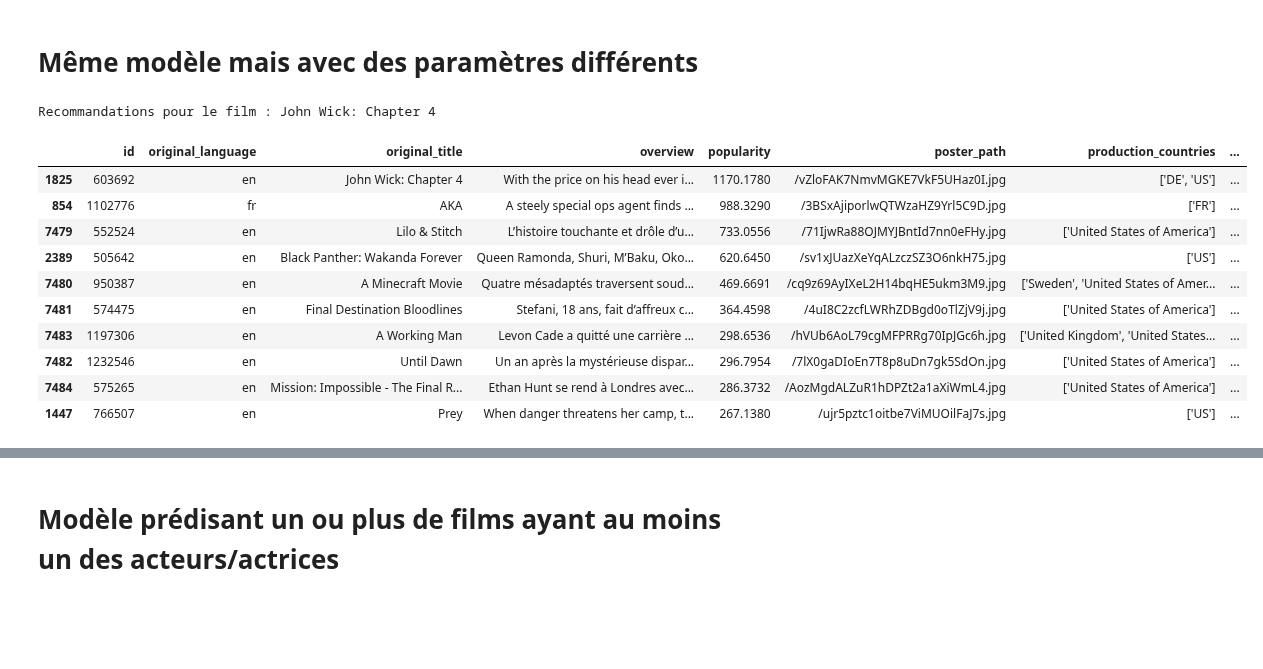
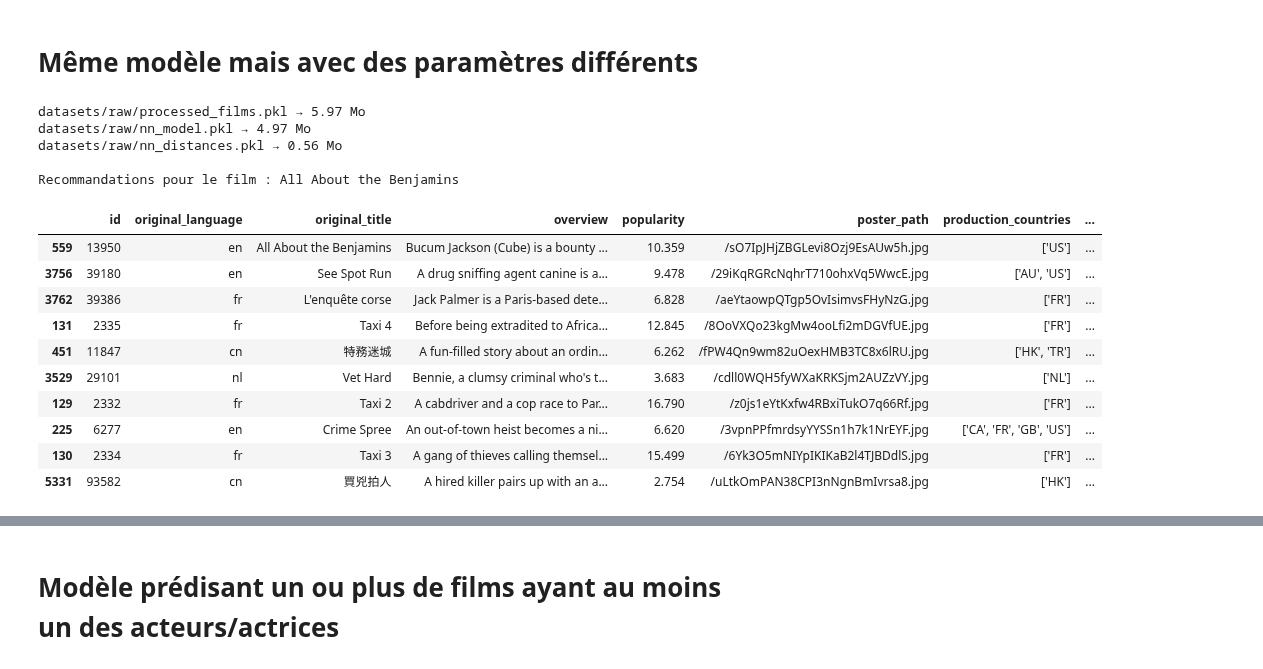
Before and after one commit to jbhdev/data-films, a Jupyter notebook: Merged_movies.ipynb, the cells around one changed output, grey strips where cells are left out. Drawn from its saved outputs; the diff is of its cells as text; code cells hidden in the pictures; blank space fills up the shorter version.

```diff
--- a/Merged_movies.ipynb
+++ b/Merged_movies.ipynb
@@ -314,3 +521,23 @@ films.loc[mask, "poster_path"] = films.loc[mask, "id"].apply(get_poster_path)
+# %%
+import requests
+
+url = "https://api.themoviedb.org/3/movie/559/credits?language=en-US"
+
+headers = {
+    "accept": "application/json",
+    "Authorization": "Bearer eyJhbGciOiJIUzI1NiJ9.eyJhdWQiOiIzZDc5ZDM4YzUwYjE1NGM2NDY4Zjk2MDM3NjQ1NjM1ZSIsIm5iZiI6MTc0Nzc1MDY5MS4yNDE5OTk5LCJzdWIiOiI2ODJjOGYyM2Y3YmYyZTA5ZGVmNTYxZGUiLCJzY29wZXMiOlsiYXBpX3JlYWQiXSwidmVyc2lvbiI6MX0.w5Ak9F67Sz9q2XQKkvmsPYxo3EmF-KbZ8PFtd8N5Dac"
+}
+
+response = requests.get(url, headers=headers)
+df = response.json()
+dff = pd.DataFrame(df.get('cast'))
+
+# Remplacer le nom de acteurs_2 dans films par le name de dff pour le film id = 559
+# Récupère le nom à la ligne 2 dans la colonne 'name' du DataFrame dff
+nom_acteur = dff.loc[2, 'name']
+
+# Remplace dans la colonne 'acteurs_2' pour le film avec id = 559
+films.loc[films['id'] == 559, 'acteurs_2'] = nom_acteur
 # %%
 # Exportation du dataframe en csv
 films.to_csv('C:/Users/sirnb/OneDrive/Bureau/WildCode/Projets/Projet_2_App/Scripts/datasets/raw/films.csv', index=False)
@@ -421,6 +634,7 @@ Recommandations pour l'élément 44:
 # %%
 import pandas as pd
 import joblib
+import os
 from sklearn.preprocessing import OneHotEncoder, OrdinalEncoder, StandardScaler
 from sklearn.compose import ColumnTransformer
 from sklearn.pipeline import Pipeline
@@ -461,29 +675,46 @@ preprocessor = ColumnTransformer(
 pipeline = Pipeline(steps=[('preprocessor', preprocessor)])
 
 # ---------------------- Chargement des données ----------------------
-films = pd.read_csv("datasets/raw/films.csv")  # Chargez vos données ici
+films = pd.read_csv("datasets/raw/films.csv")
 
-# Vérifiez s'il existe déjà un fichier traité
+# ---------------------- Traitement et compression ----------------------
 try:
     df_processed = joblib.load('datasets/raw/processed_films.pkl')
     nn_model = joblib.load('datasets/raw/nn_model.pkl')
     distances_all, indices_all = joblib.load('datasets/raw/nn_distances.pkl')
 except FileNotFoundError:
     processed_data = pipeline.fit_transform(films)
+
+    # Si le résultat est sparse, on le convertit en dense
     if issparse(processed_data):
         processed_data = processed_data.toarray()
+
+    # Créer le DataFrame avec colonnes nommées
     columns = pipeline.named_steps['preprocessor'].get_feature_names_out()
     df_processed = pd.DataFrame(processed_data, columns=columns)
 
-    # Sauvegarde
-    joblib.dump(df_processed, 'datasets/raw/processed_films.pkl')
+    # Optimisation des types numériques
+    for col in df_processed.select_dtypes(include='float64'):
+        df_processed[col] = df_processed[col].astype('float32')
+    for col in df_processed.select_dtypes(include='int64'):
+        df_processed[col] = df_processed[col].astype('int32')
+
+    # Sauvegarde compressée
+    joblib.dump(df_processed, 'datasets/raw/processed_films.pkl', compress=3)
 
     nn_model = NearestNeighbors(n_neighbors=10, algorithm='auto', metric='euclidean')
     nn_model.fit(df_processed)
-    joblib.dump(nn_model, 'datasets/raw/nn_model.pkl')
+    joblib.dump(nn_model, 'datasets/raw/nn_model.pkl', compress=3)
 
     distances_all, indices_all = nn_model.kneighbors(df_processed)
-    joblib.dump((distances_all, indices_all), 'datasets/raw/nn_distances.pkl')
+    joblib.dump((distances_all, indices_all), 'datasets/raw/nn_distances.pkl', compress=3)
+
+# ---------------------- Vérifier les tailles ----------------------
+for path in ['datasets/raw/processed_films.pkl',
+             'datasets/raw/nn_model.pkl',
+             'datasets/raw/nn_distances.pkl']:
+    size = os.path.getsize(path) / 1024 / 1024
+    print(f"{path} → {size:.2f} Mo")
 
 # ---------------------- Fonction de recommandation ----------------------
 def recommend_similar_items(index: int,
@@ -497,44 +728,46 @@ def recommend_similar_items(index: int,
                              min_popularity: float = None,
                              runtime_range: tuple = None) -> pd.DataFrame:
 
     neighbor_distances = distances[index][0:n_neighbors+1]
     neighbors_idx = indices[index][0:n_neighbors+1]
 
     recommendations = original_data.iloc[neighbors_idx].copy()
     recommendations['distance'] = neighbor_distances
 
     if min_popularity is not None:
         recommendations = recommendations[recommendations['popularity'] >= min_popularity]
 
     if runtime_range is not None:
         min_runtime, max_runtime = runtime_range
         recommendations = recommendations[
             recommendations['runtimeMinutes'].between(min_runtime, max_runtime)
         ]
 
     if sort_by and sort_by in recommendations.columns:
         recommendations = recommendations.sort_values(by=sort_by, ascending=False)
 
     print(f"\nRecommandations pour le film : {original_data.iloc[index]['original_title']}\n")
     return recommendations
 
 # ---------------------- Exemple d'utilisation ----------------------
 display(recommend_similar_items(
-    index= 1825,
+    index=559,
     n_neighbors=10
 ))
-
-#print(recommandations[['original_title', 'popularity', 'runtimeMinutes', 'distance']])
 # %% [output]
-Recommandations pour le film : John Wick: Chapter 4
+datasets/raw/processed_films.pkl → 5.97 Mo
+datasets/raw/nn_model.pkl → 4.97 Mo
+datasets/raw/nn_distances.pkl → 0.56 Mo
+
+Recommandations pour le film : All About the Benjamins
 |  | id | original_language | original_title | overview | popularity | poster_path | production_countries | ... |
-| 1825 | 603692 | en | John Wick: Chapter 4 | With the price on his head ever i... | 1170.1780 | /vZloFAK7NmvMGKE7VkF5UHaz0I.jpg | ['DE', 'US'] | ... |
-| 854 | 1102776 | fr | AKA | A steely special ops agent finds ... | 988.3290 | /3BSxAjiporlwQTWzaHZ9Yrl5C9D.jpg | ['FR'] | ... |
-| 7479 | 552524 | en | Lilo & Stitch | L’histoire touchante et drôle d’u... | 733.0556 | /71IjwRa88OJMYJBntId7nn0eFHy.jpg | ['United States of America'] | ... |
-| 2389 | 505642 | en | Black Panther: Wakanda Forever | Queen Ramonda, Shuri, M’Baku, Oko... | 620.6450 | /sv1xJUazXeYqALzczSZ3O6nkH75.jpg | ['US'] | ... |
-| 7480 | 950387 | en | A Minecraft Movie | Quatre mésadaptés traversent soud... | 469.6691 | /cq9z69AyIXeL2H14bqHE5ukm3M9.jpg | ['Sweden', 'United States of Amer... | ... |
-| 7481 | 574475 | en | Final Destination Bloodlines | Stefani, 18 ans, fait d’affreux c... | 364.4598 | /4uI8C2zcfLWRhZDBgd0oTlZjV9j.jpg | ['United States of America'] | ... |
-| 7483 | 1197306 | en | A Working Man | Levon Cade a quitté une carrière ... | 298.6536 | /hVUb6AoL79cgMFPRRg70IpJGc6h.jpg | ['United Kingdom', 'United States... | ... |
-| 7482 | 1232546 | en | Until Dawn | Un an après la mystérieuse dispar... | 296.7954 | /7lX0gaDIoEn7T8p8uDn7gk5SdOn.jpg | ['United States of America'] | ... |
-| 7484 | 575265 | en | Mission: Impossible - The Final R... | Ethan Hunt se rend à Londres avec... | 286.3732 | /AozMgdALZuR1hDPZt2a1aXiWmL4.jpg | ['United States of America'] | ... |
-| 1447 | 766507 | en | Prey | When danger threatens her camp, t... | 267.1380 | /ujr5pztc1oitbe7ViMUOilFaJ7s.jpg | ['US'] | ... |
+| 559 | 13950 | en | All About the Benjamins | Bucum Jackson (Cube) is a bounty ... | 10.359 | /sO7IpJHjZBGLevi8Ozj9EsAUw5h.jpg | ['US'] | ... |
+| 3756 | 39180 | en | See Spot Run | A drug sniffing agent canine is a... | 9.478 | /29iKqRGRcNqhrT710ohxVq5WwcE.jpg | ['AU', 'US'] | ... |
+| 3762 | 39386 | fr | L'enquête corse | Jack Palmer is a Paris-based dete... | 6.828 | /aeYtaowpQTgp5OvIsimvsFHyNzG.jpg | ['FR'] | ... |
+| 131 | 2335 | fr | Taxi 4 | Before being extradited to Africa... | 12.845 | /8OoVXQo23kgMw4ooLfi2mDGVfUE.jpg | ['FR'] | ... |
+| 451 | 11847 | cn | 特務迷城 | A fun-filled story about an ordin... | 6.262 | /fPW4Qn9wm82uOexHMB3TC8x6lRU.jpg | ['HK', 'TR'] | ... |
+| 3529 | 29101 | nl | Vet Hard | Bennie, a clumsy criminal who's t... | 3.683 | /cdll0WQH5fyWXaKRKSjm2AUZzVY.jpg | ['NL'] | ... |
+| 129 | 2332 | fr | Taxi 2 | A cabdriver and a cop race to Par... | 16.790 | /z0js1eYtKxfw4RBxiTukO7q66Rf.jpg | ['FR'] | ... |
+| 225 | 6277 | en | Crime Spree | An out-of-town heist becomes a ni... | 6.620 | /3vpnPPfmrdsyYYSSn1h7k1NrEYF.jpg | ['CA', 'FR', 'GB', 'US'] | ... |
+| 130 | 2334 | fr | Taxi 3 | A gang of thieves calling themsel... | 15.499 | /6Yk3O5mNIYpIKIKaB2l4TJBDdlS.jpg | ['FR'] | ... |
+| 5331 | 93582 | cn | 買兇拍人 | A hired killer pairs up with an a... | 2.754 | /uLtkOmPAN38CPI3nNgnBmIvrsa8.jpg | ['HK'] | ... |
```
Also changed, not shown: parts of 11 cells of this notebook, 7 other files.
